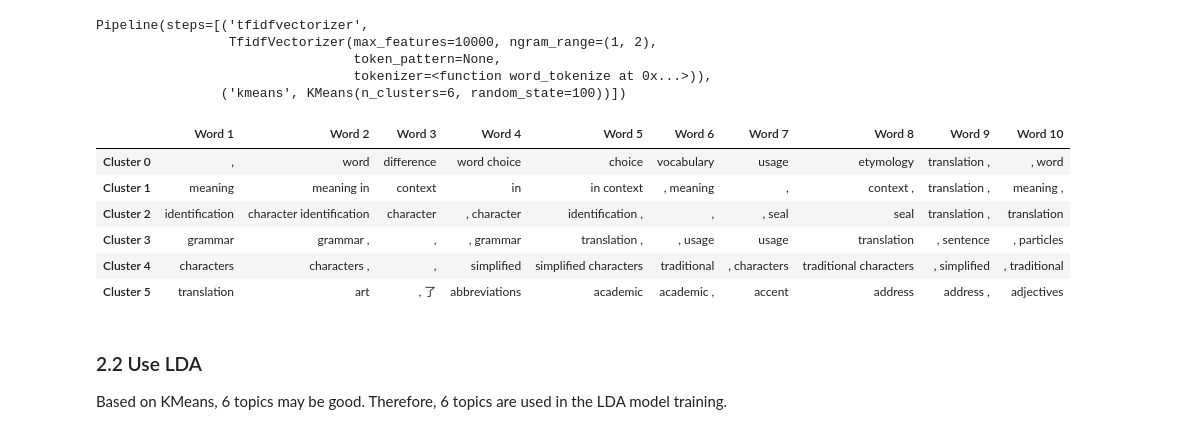
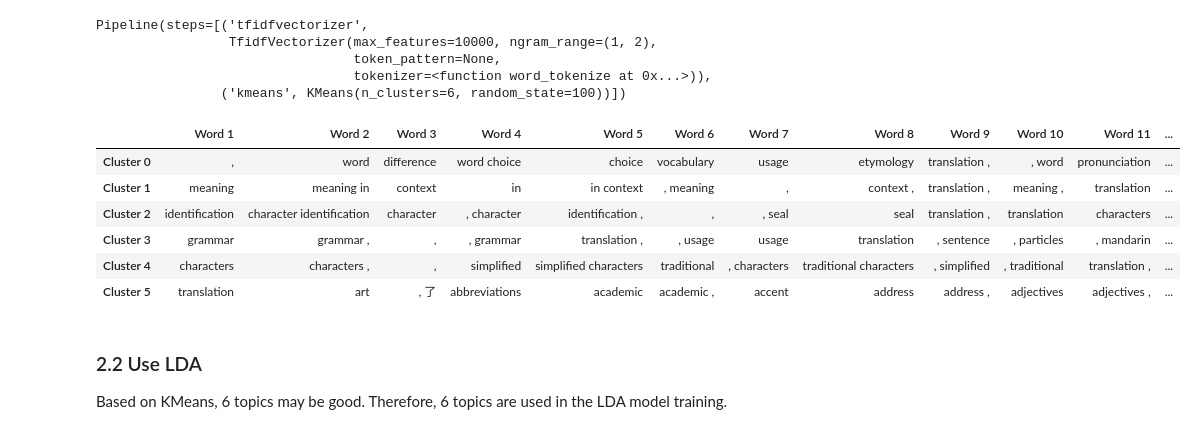
Before and after one commit to Data-Science-for-Linguists-2025/Chinese-English-Code-Switching-Analysis, a Jupyter notebook: 2.1_analyze_data.ipynb, the cells around one changed output. Saved outputs shown, nothing was run; the diff lists cells and outputs as text; code cells hidden in the pictures.

```diff
--- a/2.1_analyze_data.ipynb
+++ b/2.1_analyze_data.ipynb
@@ -383,42 +391,44 @@ def get_top_keywords(pipeline, n_terms=10):
 
     Parameters:
     pipeline (Pipeline): A trained scikit-learn pipeline containing a TfidfVectorizer and KMeans model.
     n_terms (int): The number of top words to extract per cluster.
 
     Returns:
     DataFrame: A DataFrame showing the top keywords for each cluster.
     """
     # Extract the vectorizer and KMeans model from the pipeline
     vectorizer = pipeline.named_steps['tfidfvectorizer']
     kmeans = pipeline.named_steps['kmeans']
 
     # Get feature names (words) from the TF-IDF vectorizer
     feature_names = np.array(vectorizer.get_feature_names_out())
 
     # Identify the top words for each cluster
     top_keywords = []
     for cluster in range(kmeans.n_clusters):
         # Get indices of top TF-IDF words in the cluster centroid
         top_indices = kmeans.cluster_centers_[cluster].argsort()[-n_terms:][::-1]
         top_words = feature_names[top_indices]
         top_keywords.append(top_words)
 
     # Create a DataFrame for better visualization
-    topic_df = pd.DataFrame(top_keywords, index=[f"Cluster {i}" for i in range(kmeans.n_clusters)], columns=[f"Word {i+1}" for i in range(n_terms)])
+    topic_df = pd.DataFrame(top_keywords,
+                            index=[f"Cluster {i}" for i in range(kmeans.n_clusters)],
+                            columns=[f"Word {i+1}" for i in range(n_terms)])
 
     return topic_df
 
 # Run the function to get top words per cluster
-kmeans_top_words_df = get_top_keywords(kmeans_pipeline, n_terms=10)
+kmeans_top_words_df = get_top_keywords(kmeans_pipeline, n_terms=20)
 kmeans_top_words_df
 # %% [output]
-|  | Word 1 | Word 2 | Word 3 | Word 4 | Word 5 | Word 6 | Word 7 | Word 8 | Word 9 | Word 10 |
-| Cluster 0 | , | word | difference | word choice | choice | vocabulary | usage | etymology | translation , | , word |
-| Cluster 1 | meaning | meaning in | context | in | in context | , meaning | , | context , | translation , | meaning , |
-| Cluster 2 | identification | character identification | character | , character | identification , | , | , seal | seal | translation , | translation |
-| Cluster 3 | grammar | grammar , | , | , grammar | translation , | , usage | usage | translation | , sentence | , particles |
-| Cluster 4 | characters | characters , | , | simplified | simplified characters | traditional | , characters | traditional characters | , simplified | , traditional |
-| Cluster 5 | translation | art | , 了 | abbreviations | academic | academic , | accent | address | address , | adjectives |
+|  | Word 1 | Word 2 | Word 3 | Word 4 | Word 5 | Word 6 | Word 7 | Word 8 | Word 9 | Word 10 | Word 11 | ... |
+| Cluster 0 | , | word | difference | word choice | choice | vocabulary | usage | etymology | translation , | , word | pronunciation | ... |
+| Cluster 1 | meaning | meaning in | context | in | in context | , meaning | , | context , | translation , | meaning , | translation | ... |
+| Cluster 2 | identification | character identification | character | , character | identification , | , | , seal | seal | translation , | translation | characters | ... |
+| Cluster 3 | grammar | grammar , | , | , grammar | translation , | , usage | usage | translation | , sentence | , particles | , mandarin | ... |
+| Cluster 4 | characters | characters , | , | simplified | simplified characters | traditional | , characters | traditional characters | , simplified | , traditional | translation , | ... |
+| Cluster 5 | translation | art | , 了 | abbreviations | academic | academic , | accent | address | address , | adjectives | adjectives , | ... |
 # %% [markdown]
 ### 2.2 Use LDA
 Based on KMeans, 6 topics may be good. Therefore, 6 topics are used in the LDA model training.
```
Also changed, not shown: parts of 24 cells of this notebook.
